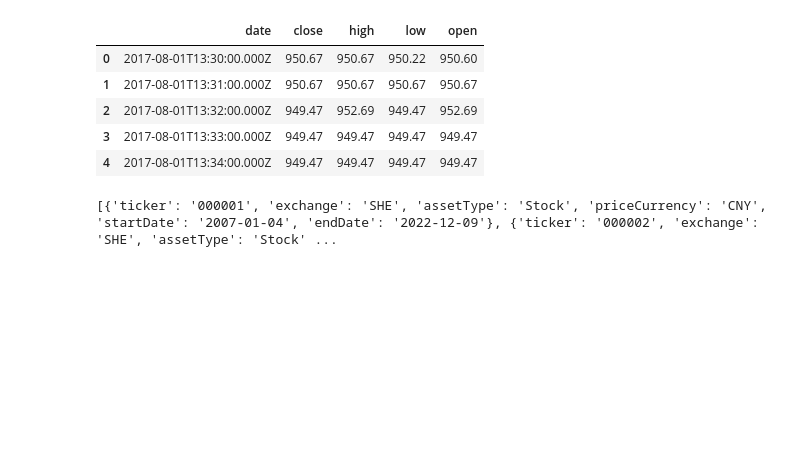
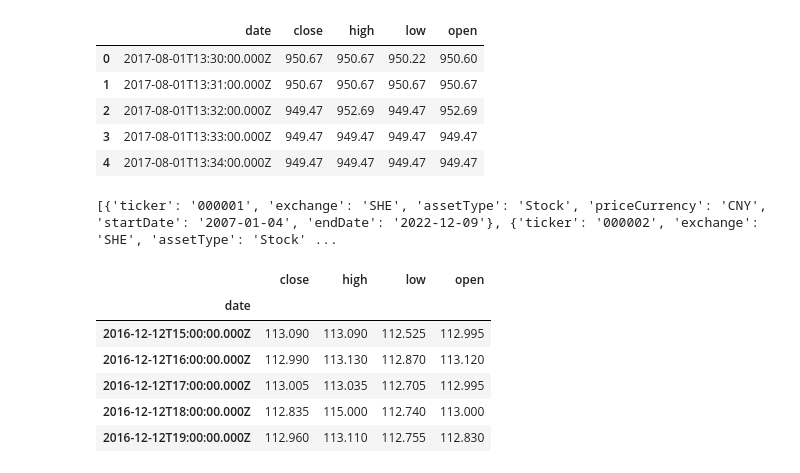
Before and after one commit to babbring/pws-bijzaken, a Jupyter notebook: api test.ipynb, the cells around one changed output. Drawn from its saved outputs; the diff is of its cells as text; code cells hidden in the pictures; blank space fills up the shorter version.

```diff
--- a/api test.ipynb
+++ b/api test.ipynb
@@ -49,0 +70,10 @@ print(client.list_stock_tickers()[0:10])
+# %%
+df.head()
+# %% [output]
+|  | close | high | low | open |
+| date |  |  |  |  |
+| 2016-12-12T15:00:00.000Z | 113.090 | 113.090 | 112.525 | 112.995 |
+| 2016-12-12T16:00:00.000Z | 112.990 | 113.130 | 112.870 | 113.120 |
+| 2016-12-12T17:00:00.000Z | 113.005 | 113.035 | 112.705 | 112.995 |
+| 2016-12-12T18:00:00.000Z | 112.835 | 115.000 | 112.740 | 113.000 |
+| 2016-12-12T19:00:00.000Z | 112.960 | 113.110 | 112.755 | 112.830 |
```
Also changed, not shown: parts of 7 cells of this notebook, 2 other files.
